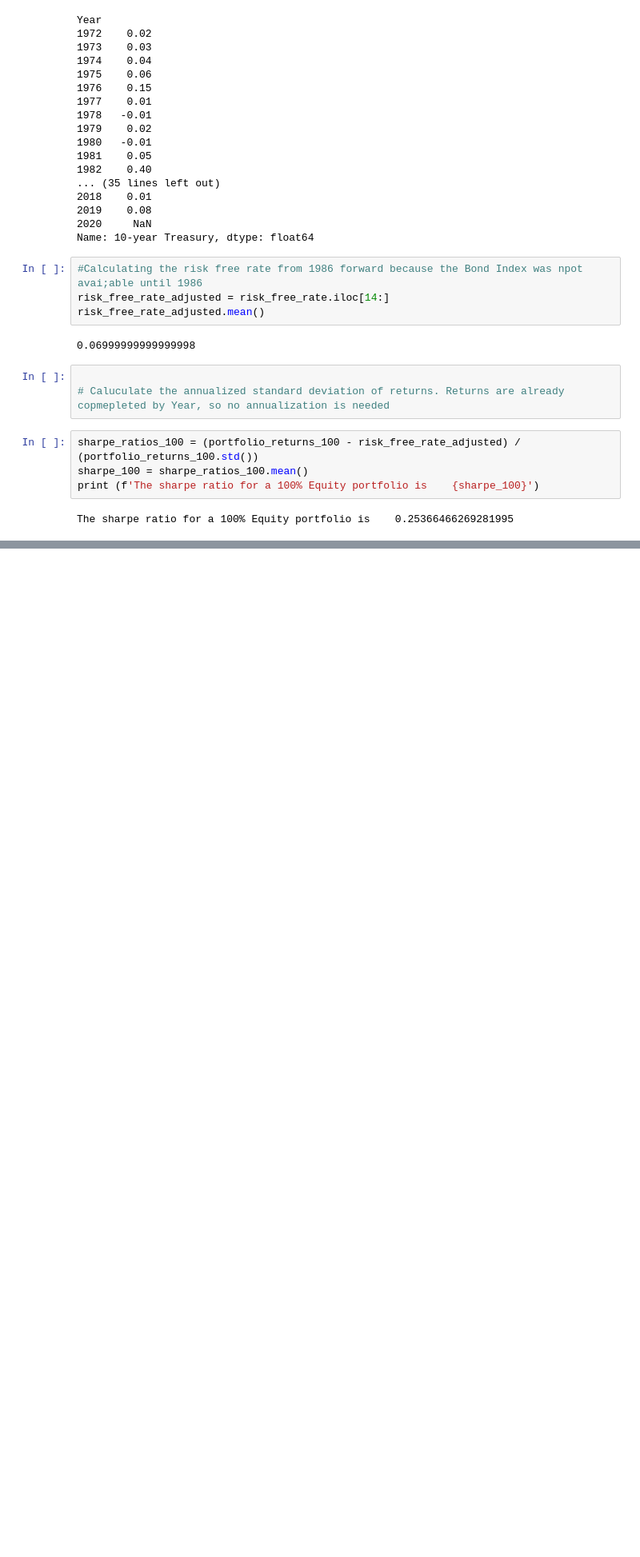
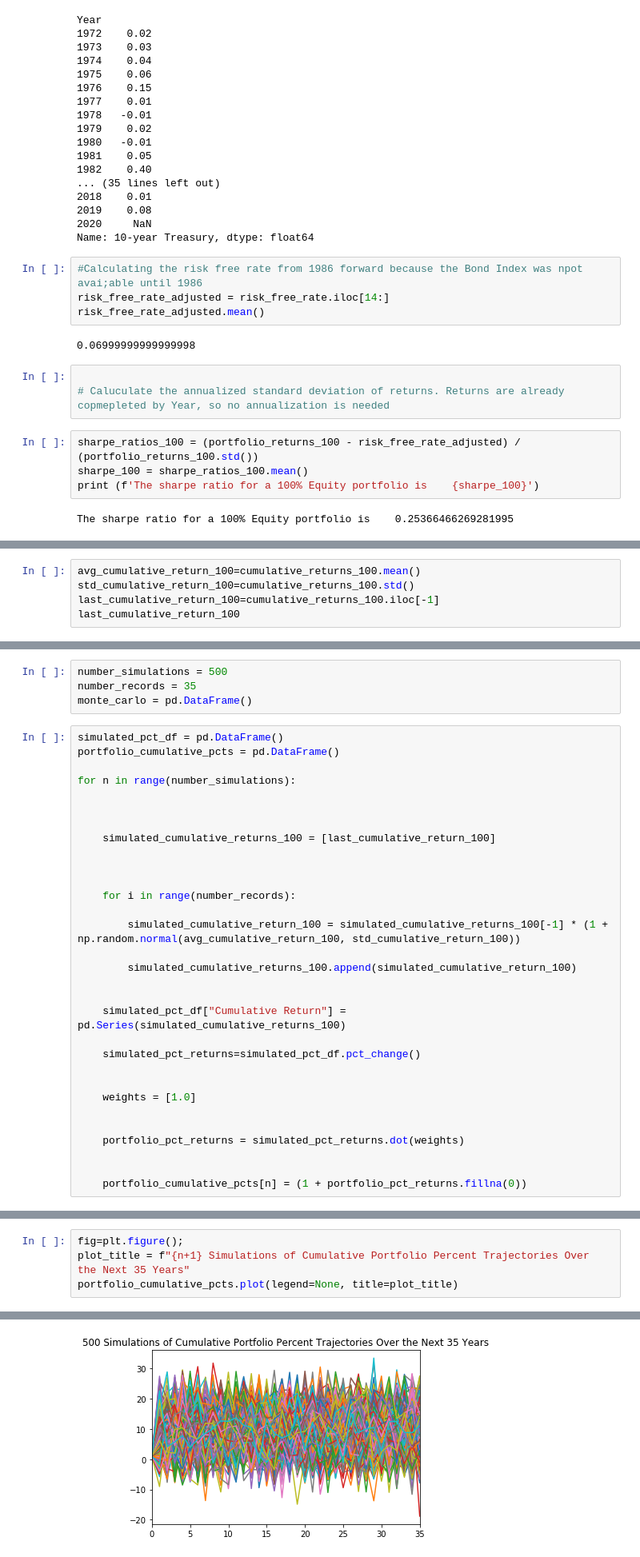
Before and after one commit to HendersonRichardK/project_1, a Jupyter notebook: Portfolio_Analysis.ipynb, the cells around one changed output, grey strips where cells are left out. Shown at 80% size. Cells and saved outputs as stored; diff of their text form; blank space fills up the shorter version.

Commit message:
Added Monte Carlo Simulation.

```diff
--- a/Portfolio_Analysis.ipynb
+++ b/Portfolio_Analysis.ipynb
@@ -345,0 +347,5 @@ The sharpe ratio for a 100% Equity portfolio is    0.19013980679138467
+# %%
+avg_cumulative_return_100=cumulative_returns_100.mean()
+std_cumulative_return_100=cumulative_returns_100.std()
+last_cumulative_return_100=cumulative_returns_100.iloc[-1]
+last_cumulative_return_100
@@ -345,0 +354,35 @@ The sharpe ratio for a 100% Equity portfolio is    0.19013980679138467
+# %%
+number_simulations = 500
+number_records = 35
+monte_carlo = pd.DataFrame()
+# %%
+simulated_pct_df = pd.DataFrame()
+portfolio_cumulative_pcts = pd.DataFrame()
+
+for n in range(number_simulations):
+
+
+
+    simulated_cumulative_returns_100 = [last_cumulative_return_100]
+
+
+
+    for i in range(number_records):
+
+        simulated_cumulative_return_100 = simulated_cumulative_returns_100[-1] * (1 + np.random.normal(avg_cumulative_return_100, std_cumulative_return_100))
+
+        simulated_cumulative_returns_100.append(simulated_cumulative_return_100)
+
+
+    simulated_pct_df["Cumulative Return"] = pd.Series(simulated_cumulative_returns_100)
+
+    simulated_pct_returns=simulated_pct_df.pct_change()
+
+
+    weights = [1.0]
+
+
+    portfolio_pct_returns = simulated_pct_returns.dot(weights)
+
+
+    portfolio_cumulative_pcts[n] = (1 + portfolio_pct_returns.fillna(0))
@@ -345,0 +399,5 @@ The sharpe ratio for a 100% Equity portfolio is    0.19013980679138467
+# %%
+fig=plt.figure();
+plot_title = f"{n+1} Simulations of Cumulative Portfolio Percent Trajectories Over the Next 35 Years"
+portfolio_cumulative_pcts.plot(legend=None, title=plot_title)
+# %% [output]
@@ -345,0 +406 @@ The sharpe ratio for a 100% Equity portfolio is    0.19013980679138467
+[figure, added]
```
Also changed, not shown: parts of 17 cells of this notebook, 1 other file.
